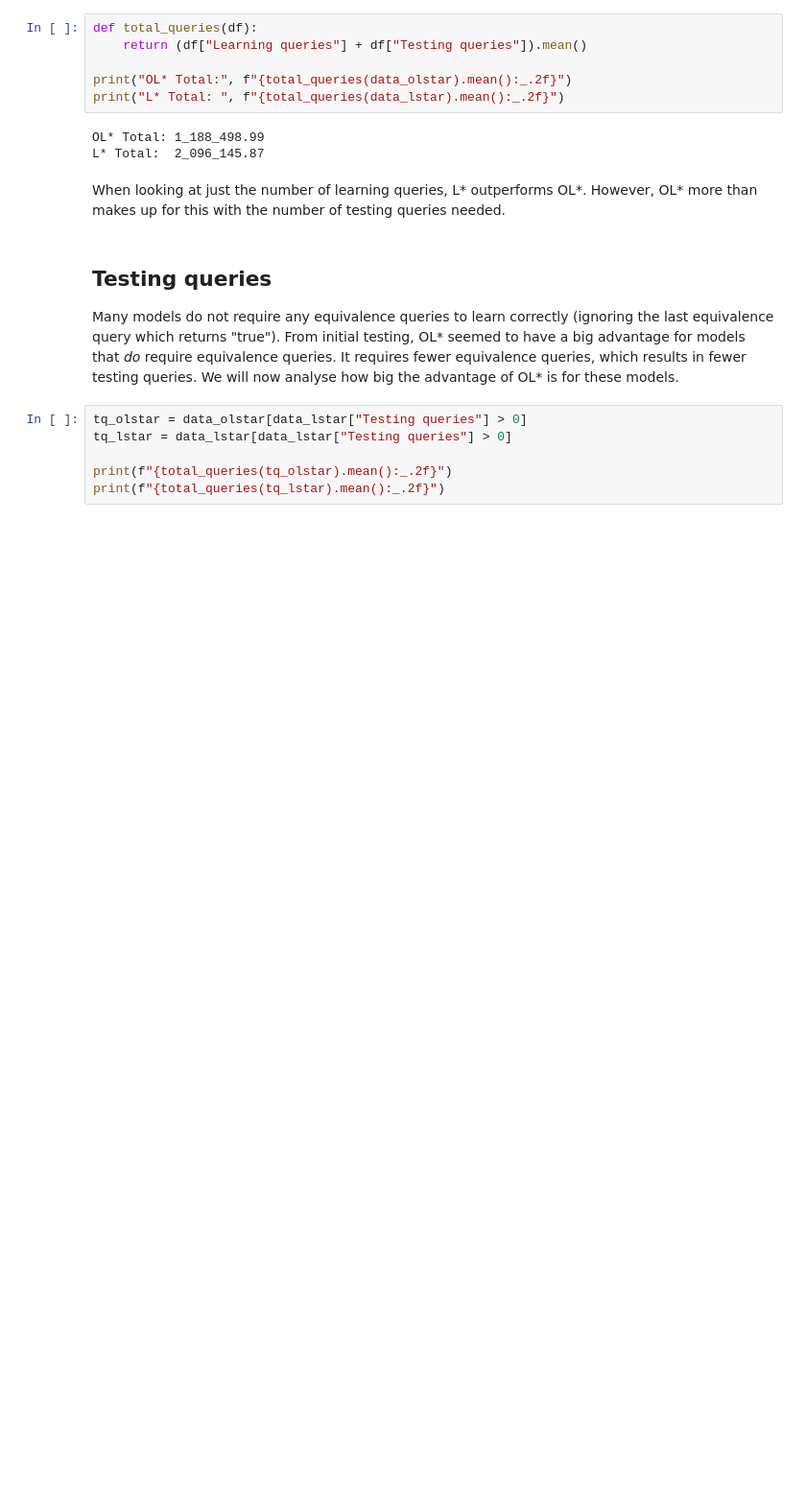
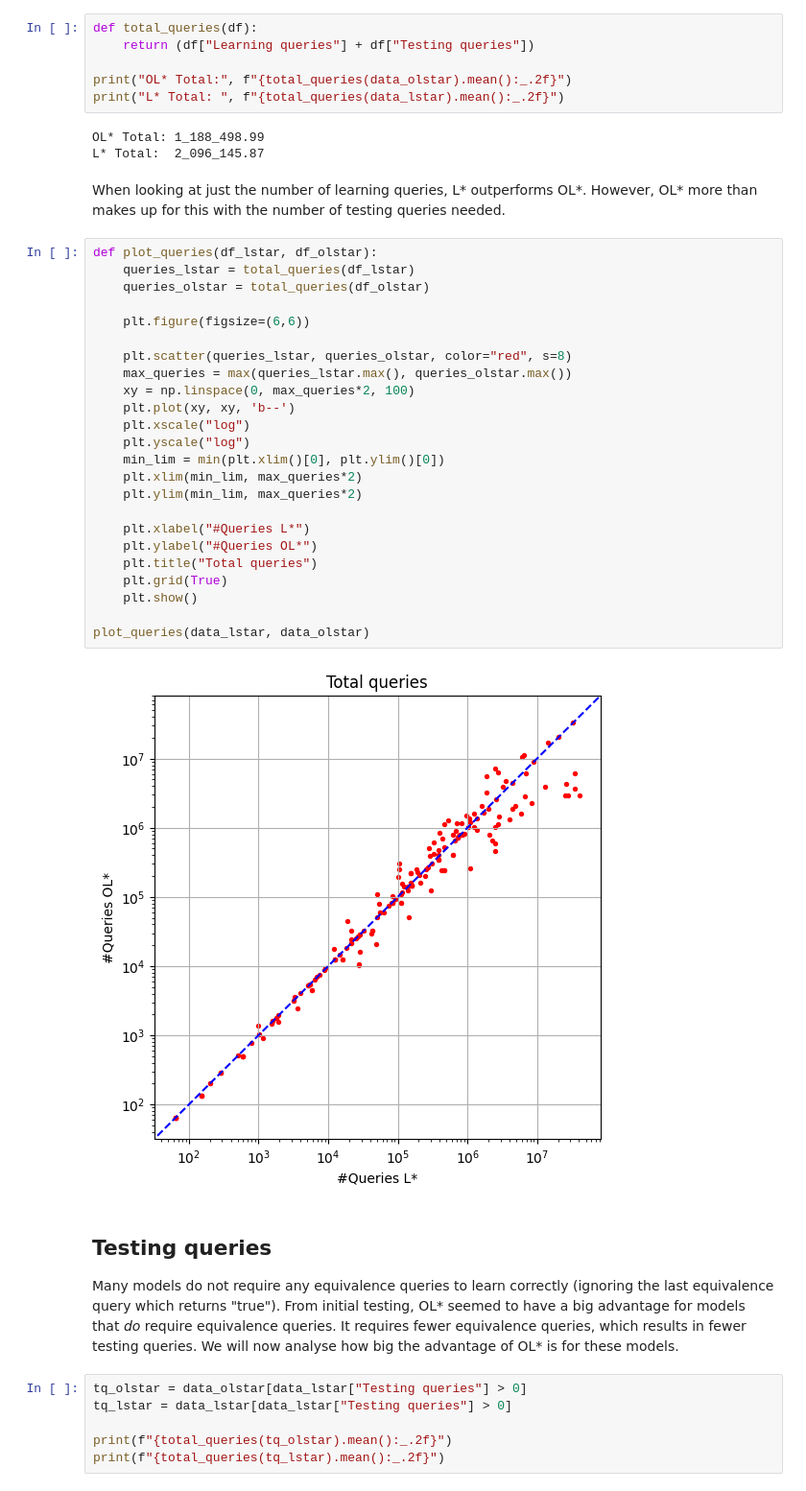
Before and after one commit to SCRK16/OLStar, a Jupyter notebook: code/python/analysis.ipynb, the cells around one changed output. Shown at 96% size. Drawn from its saved outputs; the diff is of its cells as text; blank space fills up the shorter version.

Commit message:
Plotting results

```diff
--- a/code/python/analysis.ipynb
+++ b/code/python/analysis.ipynb
@@ -53,7 +55,7 @@ OL* Testing: 1_675_059.39
 L* Testing:    350_441.04
 # %%
 def total_queries(df):
-    return (df["Learning queries"] + df["Testing queries"]).mean()
+    return (df["Learning queries"] + df["Testing queries"])
 
 print("OL* Total:", f"{total_queries(data_olstar).mean():_.2f}")
 print("L* Total: ", f"{total_queries(data_lstar).mean():_.2f}")
@@ -62,6 +64,32 @@ OL* Total: 1_188_498.99
 L* Total:  2_096_145.87
 # %% [markdown]
 When looking at just the number of learning queries, L\* outperforms OL\*. However, OL\* more than makes up for this with the number of testing queries needed.
+# %%
+def plot_queries(df_lstar, df_olstar):
+    queries_lstar = total_queries(df_lstar)
+    queries_olstar = total_queries(df_olstar)
+
+    plt.figure(figsize=(6,6))
+
+    plt.scatter(queries_lstar, queries_olstar, color="red", s=8)
+    max_queries = max(queries_lstar.max(), queries_olstar.max())
+    xy = np.linspace(0, max_queries*2, 100)
+    plt.plot(xy, xy, 'b--')
+    plt.xscale("log")
+    plt.yscale("log")
+    min_lim = min(plt.xlim()[0], plt.ylim()[0])
+    plt.xlim(min_lim, max_queries*2)
+    plt.ylim(min_lim, max_queries*2)
+
+    plt.xlabel("#Queries L*")
+    plt.ylabel("#Queries OL*")
+    plt.title("Total queries")
+    plt.grid(True)
+    plt.show()
+
+plot_queries(data_lstar, data_olstar)
+# %% [output]
+[figure, added]
 # %% [markdown]
 ## Testing queries
 
```
Also changed, not shown: parts of 13 cells of this notebook.
